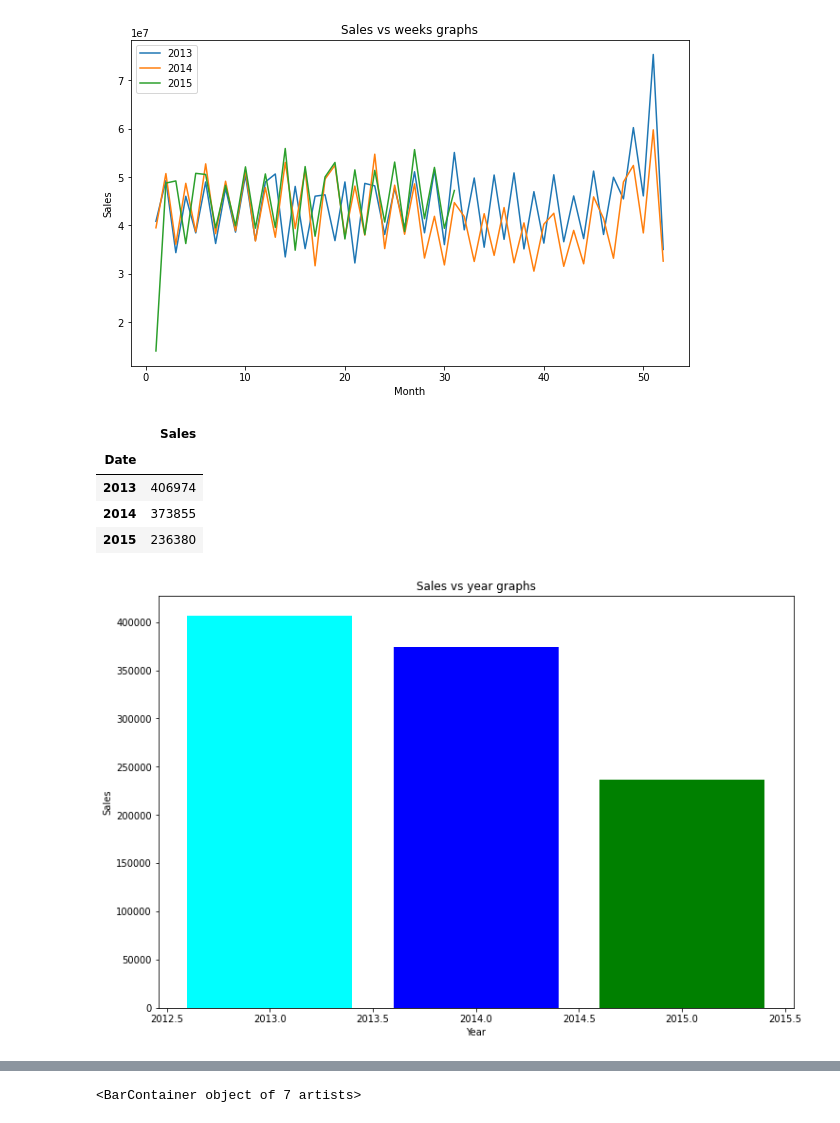
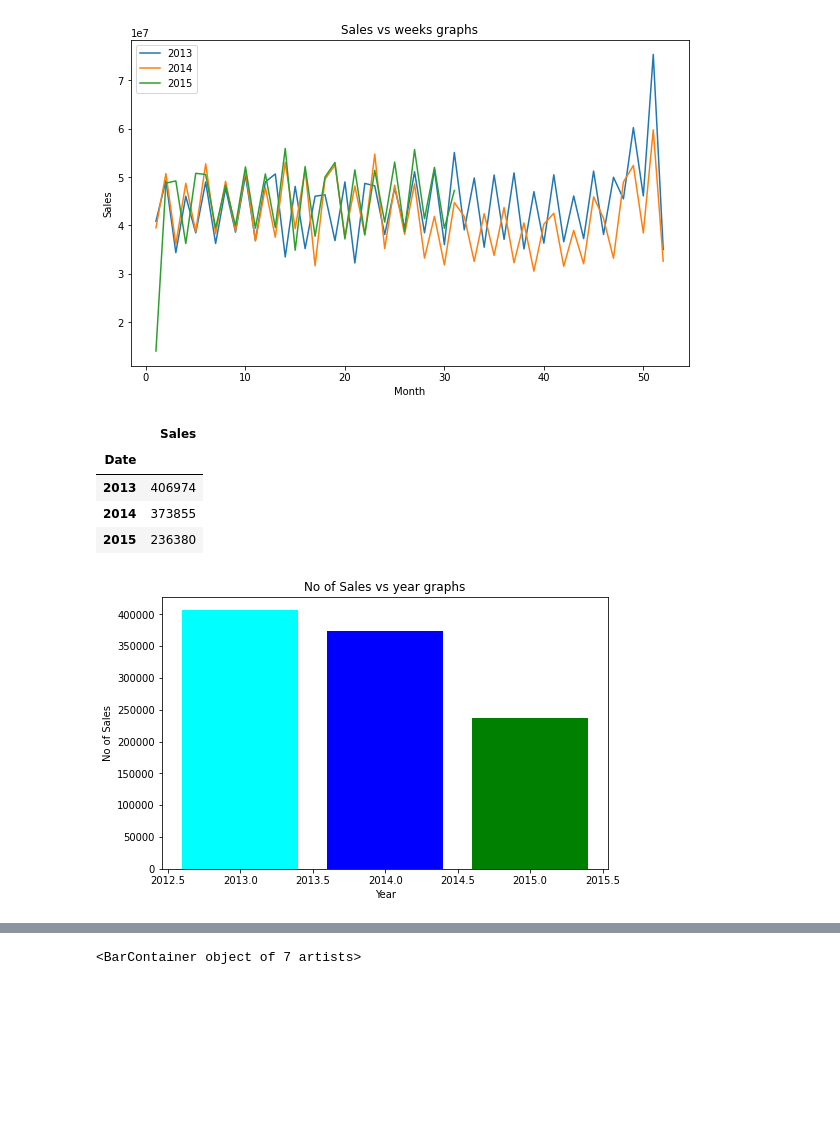
Before and after one commit to Shyamsundarkanaka/Rossmann-Sales-Prediction, a Jupyter notebook: Rossmann_Sales_Prediction_Capstone_Project.ipynb, the cells around one changed output, grey strips where cells are left out. Drawn from its saved outputs; the diff is of its cells as text; code cells hidden in the pictures; blank space fills up the shorter version.

```diff
--- a/Rossmann_Sales_Prediction_Capstone_Project.ipynb
+++ b/Rossmann_Sales_Prediction_Capstone_Project.ipynb
@@ -530,18 +530,18 @@ plt.show()
 [figure]
 # %%
 # Checking over all sales for each year
-plt.figure(figsize=(12,8))
+plt.figure(figsize=(8,5))
 df_temp = pd.DataFrame(df.groupby(df.Date.dt.year)['Sales'].count())
 plt.xlabel("Year")
-plt.ylabel("Sales")
-plt.title('Sales vs year graphs')
+plt.ylabel("No of Sales")
+plt.title('No of Sales vs year graphs')
 
 plt.bar(df_temp.index, df_temp.Sales, color = ['cyan', 'blue', 'green'])
 df_temp
 # %% [output]
 |  | Sales |
 | Date |  |
 | 2013 | 406974 |
 | 2014 | 373855 |
 | 2015 | 236380 |
-[figure, old version]
+[figure, new version]
```
Also changed, not shown: parts of 86 cells of this notebook.
